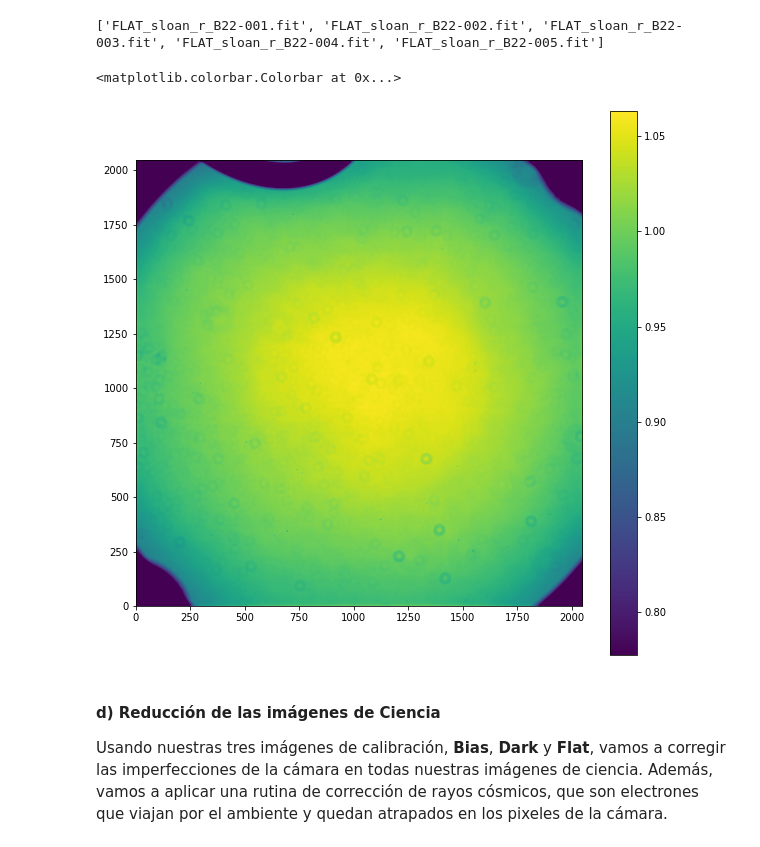
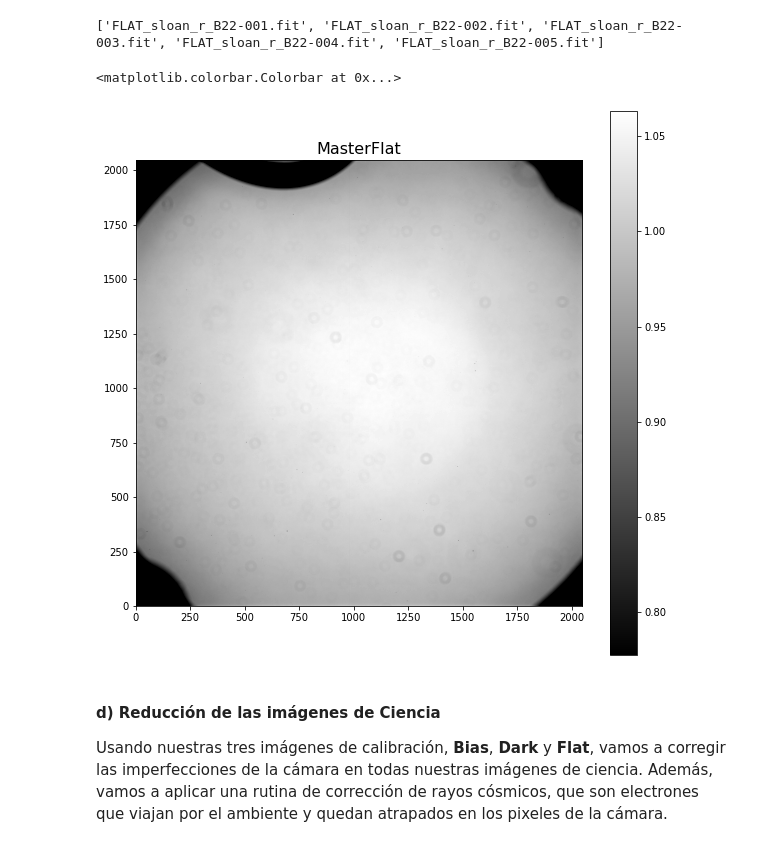
Before and after one commit to tanaxer01/DHA1001_Transito, a Jupyter notebook: Ejemplo WASP43.ipynb, the cells around one changed output. Saved outputs shown, nothing was run; the diff lists cells and outputs as text; code cells hidden in the pictures.

```diff
--- a/Ejemplo WASP43.ipynb
+++ b/Ejemplo WASP43.ipynb
@@ -120,16 +146,17 @@ crear_masterflat(imagenes_flat,
 # %%
 #Ahora vamos a cargar la imágen y la vamos a ver para revisar que no
 #haya ningún problema. Usted también la puede abrir usando la herramienta
 #DS9 desde la línea de comando.
 master_flat = fits.open("wasp43_red/MasterFlat.fits")
 norm = ImageNormalize(master_flat[0].data, interval=ZScaleInterval())
 fig = plt.figure(figsize=(10,10))
 ax = fig.add_subplot(1, 1, 1)
-im = ax.imshow(master_flat[0].data, origin='lower', norm=norm)
+im = ax.imshow(master_flat[0].data, origin='lower', norm=norm, cmap='gray')
+ax.set_title('MasterFlat', fontsize=16)
 fig.colorbar(im)
 # %% [output]
 <matplotlib.colorbar.Colorbar at 0x...>
-[figure, old version]
+[figure, new version]
 # %% [markdown]
 #### d) Reducción de las imágenes de Ciencia
 
```
Also changed, not shown: parts of 17 cells of this notebook.
